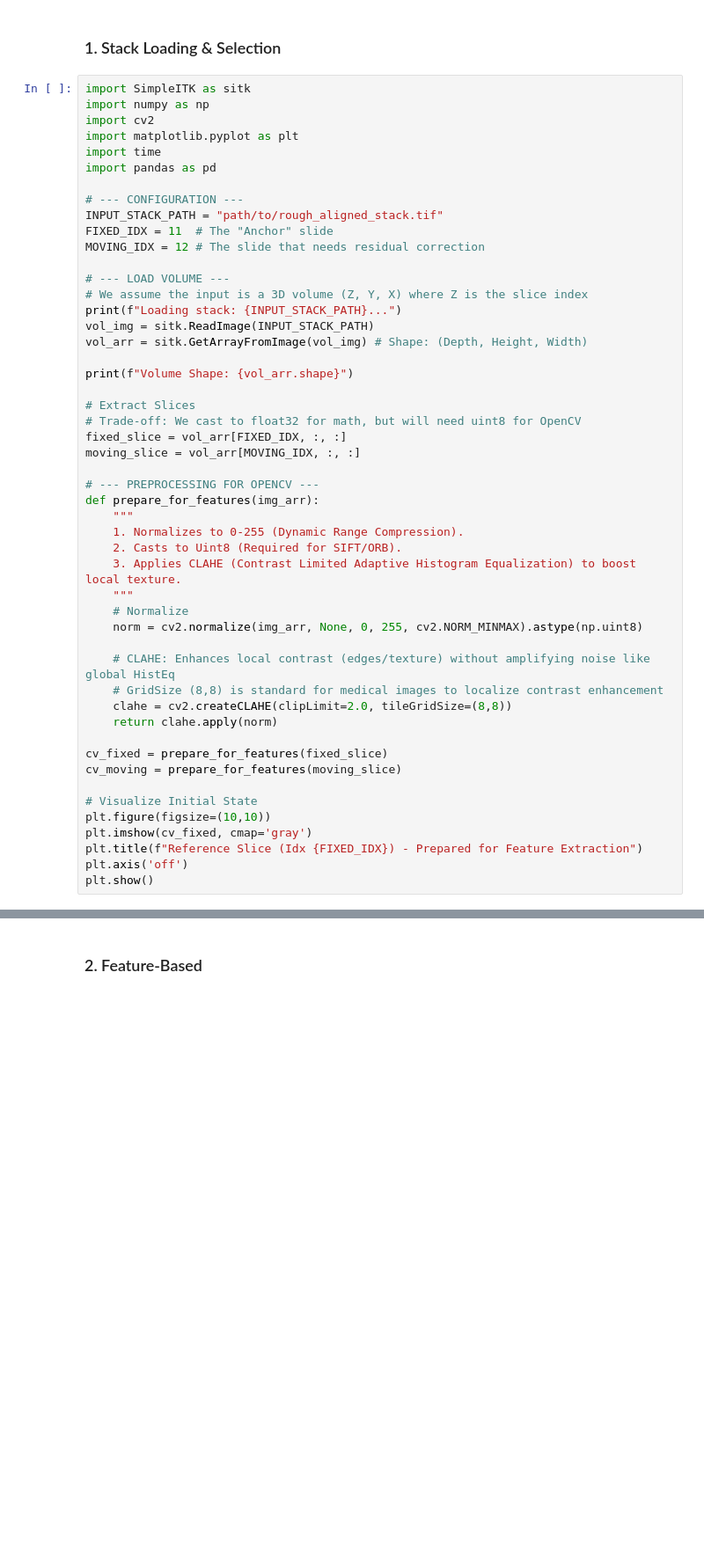
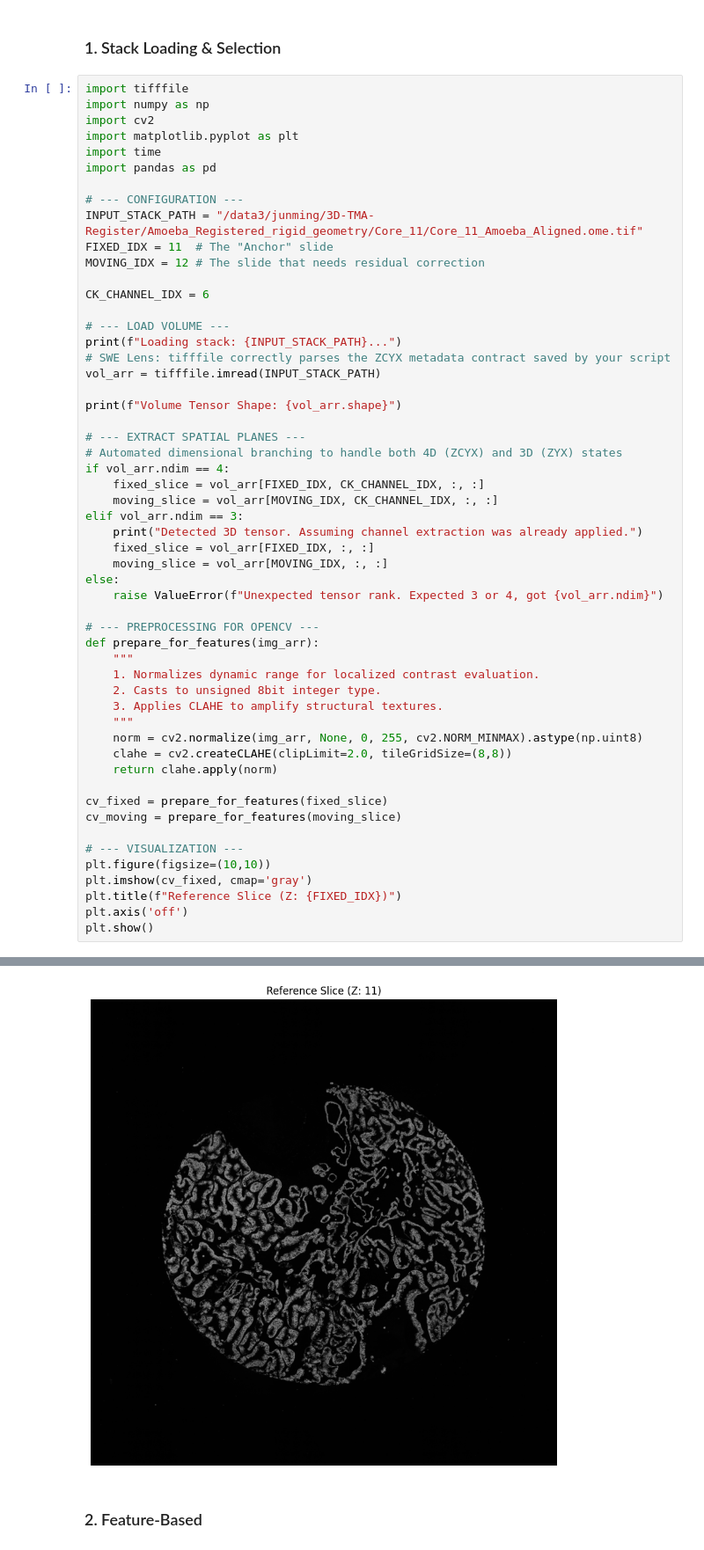
Before and after one commit to junming732/3D-TMA-Register, a Jupyter notebook: experiments/experiment_feature_stack.ipynb, the cells around one changed output, grey strips where cells are left out. Shown at 88% size. Cells and saved outputs as stored; diff of their text form; blank space fills up the shorter version.

```diff
--- a/experiments/experiment_feature_stack.ipynb
+++ b/experiments/experiment_feature_stack.ipynb
@@ -1,7 +1,7 @@
 # %% [markdown]
 ### 1. Stack Loading & Selection
 # %%
-import SimpleITK as sitk
+import tifffile
 import numpy as np
 import cv2
 import matplotlib.pyplot as plt
@@ -9,44 +9,49 @@ import time
 import pandas as pd
 
 # --- CONFIGURATION ---
-INPUT_STACK_PATH = "path/to/rough_aligned_stack.tif"
+INPUT_STACK_PATH = "/data3/junming/3D-TMA-Register/Amoeba_Registered_rigid_geometry/Core_11/Core_11_Amoeba_Aligned.ome.tif"
 FIXED_IDX = 11  # The "Anchor" slide
 MOVING_IDX = 12 # The slide that needs residual correction
 
+CK_CHANNEL_IDX = 6
+
 # --- LOAD VOLUME ---
-# We assume the input is a 3D volume (Z, Y, X) where Z is the slice index
 print(f"Loading stack: {INPUT_STACK_PATH}...")
-vol_img = sitk.ReadImage(INPUT_STACK_PATH)
-vol_arr = sitk.GetArrayFromImage(vol_img) # Shape: (Depth, Height, Width)
+# SWE Lens: tifffile correctly parses the ZCYX metadata contract saved by your script
+vol_arr = tifffile.imread(INPUT_STACK_PATH)
 
-print(f"Volume Shape: {vol_arr.shape}")
+print(f"Volume Tensor Shape: {vol_arr.shape}")
 
-# Extract Slices
-# Trade-off: We cast to float32 for math, but will need uint8 for OpenCV
-fixed_slice = vol_arr[FIXED_IDX, :, :]
-moving_slice = vol_arr[MOVING_IDX, :, :]
+# --- EXTRACT SPATIAL PLANES ---
+# Automated dimensional branching to handle both 4D (ZCYX) and 3D (ZYX) states
+if vol_arr.ndim == 4:
+    fixed_slice = vol_arr[FIXED_IDX, CK_CHANNEL_IDX, :, :]
+    moving_slice = vol_arr[MOVING_IDX, CK_CHANNEL_IDX, :, :]
+elif vol_arr.ndim == 3:
+    print("Detected 3D tensor. Assuming channel extraction was already applied.")
+    fixed_slice = vol_arr[FIXED_IDX, :, :]
+    moving_slice = vol_arr[MOVING_IDX, :, :]
+else:
+    raise ValueError(f"Unexpected tensor rank. Expected 3 or 4, got {vol_arr.ndim}")
 
 # --- PREPROCESSING FOR OPENCV ---
 def prepare_for_features(img_arr):
     """
-    1. Normalizes to 0-255 (Dynamic Range Compression).
-    2. Casts to Uint8 (Required for SIFT/ORB).
-    3. Applies CLAHE (Contrast Limited Adaptive Histogram Equalization) to boost local texture.
+    1. Normalizes dynamic range for localized contrast evaluation.
+    2. Casts to unsigned 8bit integer type.
+    3. Applies CLAHE to amplify structural textures.
     """
-    # Normalize
     norm = cv2.normalize(img_arr, None, 0, 255, cv2.NORM_MINMAX).astype(np.uint8)
-
-    # CLAHE: Enhances local contrast (edges/texture) without amplifying noise like global HistEq
-    # GridSize (8,8) is standard for medical images to localize contrast enhancement
     clahe = cv2.createCLAHE(clipLimit=2.0, tileGridSize=(8,8))
     return clahe.apply(norm)
 
 cv_fixed = prepare_for_features(fixed_slice)
 cv_moving = prepare_for_features(moving_slice)
 
-# Visualize Initial State
+# --- VISUALIZATION ---
 plt.figure(figsize=(10,10))
 plt.imshow(cv_fixed, cmap='gray')
-plt.title(f"Reference Slice (Idx {FIXED_IDX}) - Prepared for Feature Extraction")
+plt.title(f"Reference Slice (Z: {FIXED_IDX})")
 plt.axis('off')
 plt.show()
+# %% [output]
@@ -53,3 +60,4 @@ plt.show()
+[figure, added]
 # %% [markdown]
 ### 2. Feature-Based
 # %%
```
Also changed, not shown: parts of 5 cells of this notebook, 5 other files.
